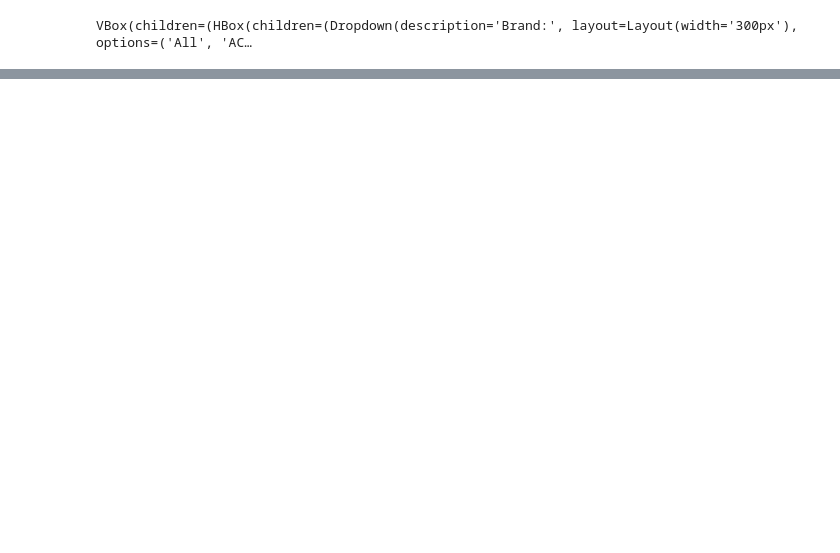
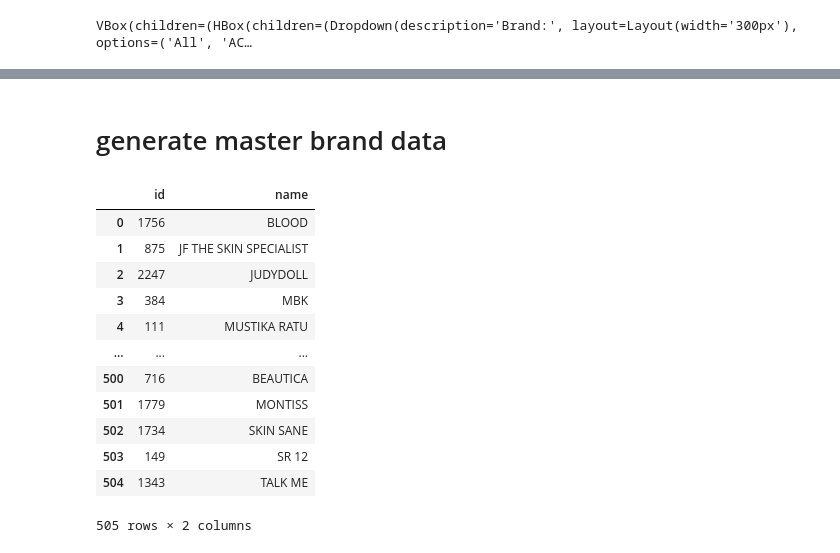
Before and after one commit to andresuchdata/autopo-py, a Jupyter notebook: notebook/health_monitor.ipynb, the cells around one changed output, grey strips where cells are left out. Saved outputs shown, nothing was run; the diff lists cells and outputs as text; code cells hidden in the pictures; blank space fills up the shorter version.

```diff
--- a/notebook/health_monitor.ipynb
+++ b/notebook/health_monitor.ipynb
@@ -478,0 +555,30 @@ VBox(children=(HBox(children=(Dropdown(description='Brand:', layout=Layout(width
+# %% [markdown]
+# generate master brand data
+# %%
+# Get unique brand
+master_brand_df = pd.DataFrame(supplier_df['ID Brand'].dropna().unique(), columns=['id'])
+master_brand_df['name'] = master_brand_df['id'].map(
+    supplier_df.drop_duplicates('ID Brand').set_index('ID Brand')['Nama Brand'].to_dict()
+)
+
+# column 'id' as int
+master_brand_df['id'] = master_brand_df['id'].astype(int)
+
+display(master_brand_df)
+
+# save to master data directory
+master_brand_df.to_csv(MASTER_DATA_DIR + '/brand.csv', index=False)
+# %% [output]
+|  | id | name |
+| 0 | 1756 | BLOOD |
+| 1 | 875 | JF THE SKIN SPECIALIST |
+| 2 | 2247 | JUDYDOLL |
+| 3 | 384 | MBK |
+| 4 | 111 | MUSTIKA RATU |
+| ... | ... | ... |
+| 500 | 716 | BEAUTICA |
+| 501 | 1779 | MONTISS |
+| 502 | 1734 | SKIN SANE |
+| 503 | 149 | SR 12 |
+| 504 | 1343 | TALK ME |
+505 rows × 2 columns
```
Also changed, not shown: parts of 6 cells of this notebook, 26 other files.
